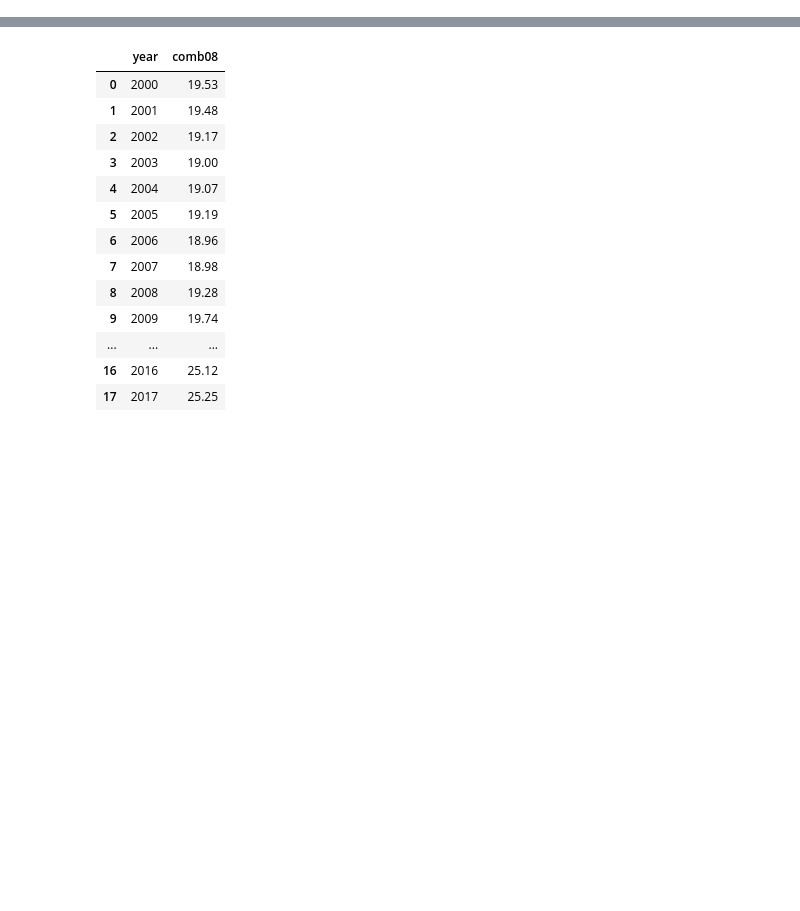
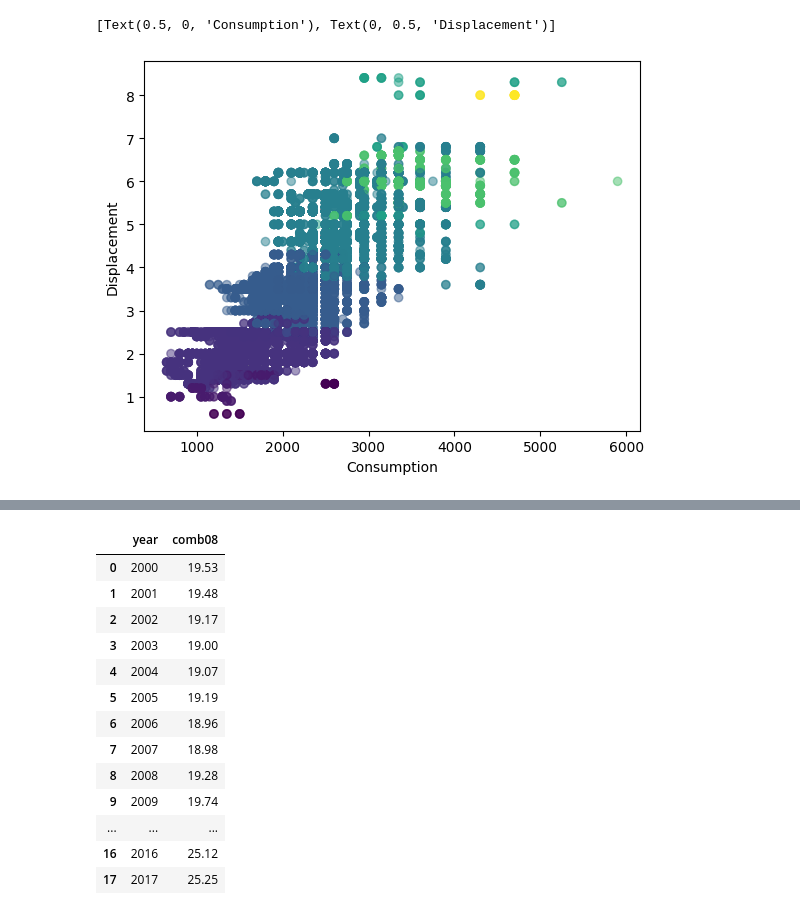
Before and after one commit to masoud533/DataVisualization, a Jupyter notebook: notebooks/CarConsumptionAnalysis/part2.ipynb, the cells around one changed output, grey strips where cells are left out. Cells and saved outputs as stored; diff of their text form; code cells hidden in the pictures; blank space fills up the shorter version.

Commit message:
modified part2 notebook related Car Consumption

```diff
--- a/notebooks/CarConsumptionAnalysis/part2.ipynb
+++ b/notebooks/CarConsumptionAnalysis/part2.ipynb
@@ -34,3 +34,10 @@ data.head(10)
 | 7 | BMW | Z3 Roadster | 2000 | 6.0 | Automatic 4-spd | 2.8 | Two Seaters | -1 | 17.347895 | 2500 | ... |
 | 8 | BMW | Z3 Roadster | 2000 | 6.0 | Manual 5-spd | 2.8 | Two Seaters | -1 | 17.347895 | 2500 | ... |
 | 9 | BMW | Z8 | 2000 | 8.0 | Manual 6-spd | 4.9 | Two Seaters | -1 | 21.974000 | 3150 | ... |
+# %%
+fig, ax = plt.subplots()
+ax.scatter(x=data['fuelCost08'], y=data['displ'], alpha=0.5,c=data['cylinders'])
+ax.set(xlabel='Consumption', ylabel='Displacement')
+# %% [output]
+[Text(0.5, 0, 'Consumption'), Text(0, 0.5, 'Displacement')]
+[figure, added]
```
Also changed, not shown: parts of 5 cells of this notebook.
